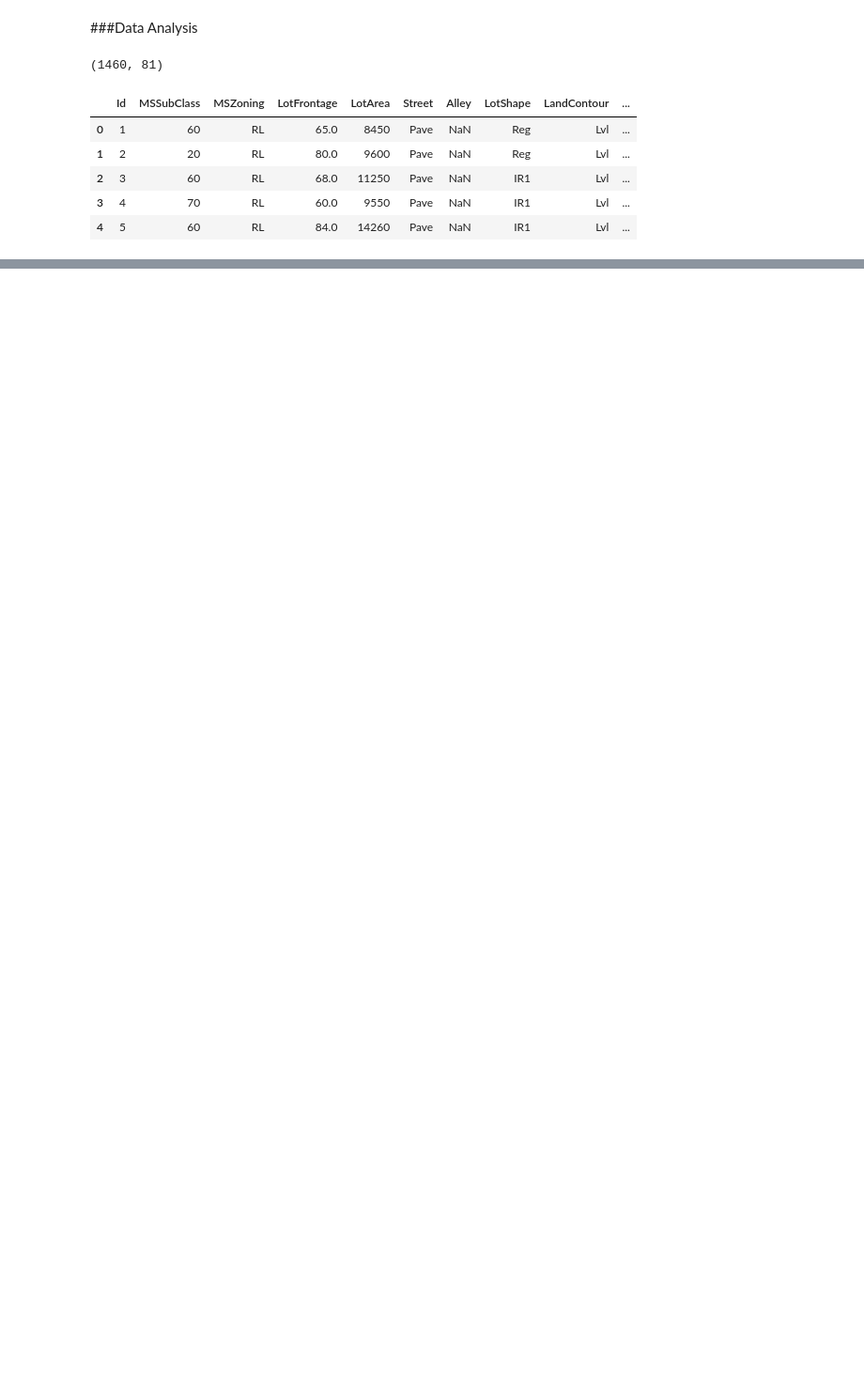
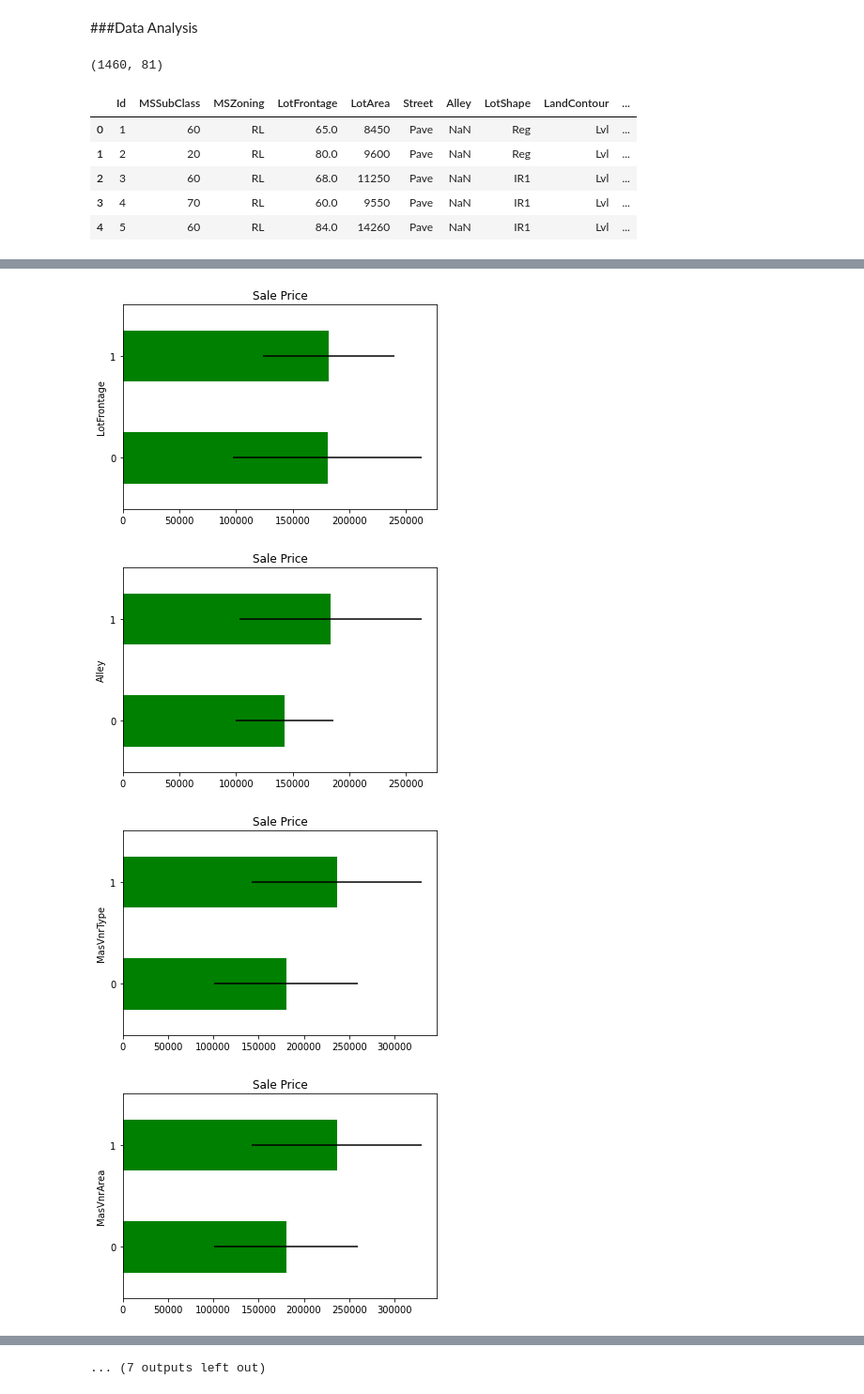
Before and after one commit to quintonmills/HousePricePredict, a Jupyter notebook: HPDataAnalysis.ipynb, the cells around one changed output, grey strips where cells are left out. Shown at 94% size. Cells and saved outputs as stored; diff of their text form; code cells hidden in the pictures; blank space fills up the shorter version.

```diff
--- a/HPDataAnalysis.ipynb
+++ b/HPDataAnalysis.ipynb
@@ -35,0 +172,33 @@ data.head()
+# %%
+#Evaluate the price of the house in those observations where the information is missing.
+#Well do this for each variable that shows missing information
+def analyse_na_value(df, var):
+  #Copy of the dataframe so that we dont override the original data
+  df = df.copy()
+
+  #make an interim variable that indicates 1 if the observation was missing
+  #or 0 otherwise
+  df[var] = np.where(df[var].isnull(), 1, 0)
+
+  #Compare the median SalePrice in the observation where data is missing
+  #vs the obervations where data is available
+
+  #Determine the median price in the groups 1 and 0, and the standard deviation
+  #of the sale price, and capture the results in a temporary dataset
+
+  tmp = df.groupby(var)['SalePrice'].agg(['mean', 'std'])
+
+  # plot into a bar graph
+  tmp.plot(kind="barh", y="mean", legend=False,
+             xerr="std", title="Sale Price", color='green')
+
+  plt.show()
+# %%
+#Run function on each varible with missing information
+for var in vars_with_na:
+  analyse_na_value(data, var)
+# %% [output]
+[figure, added]
+[figure, added]
+[figure, added]
+[figure, added]
@@ -35,0 +213 @@ data.head()
+... (7 outputs left out)
```
Also changed, not shown: parts of 24 cells of this notebook.
